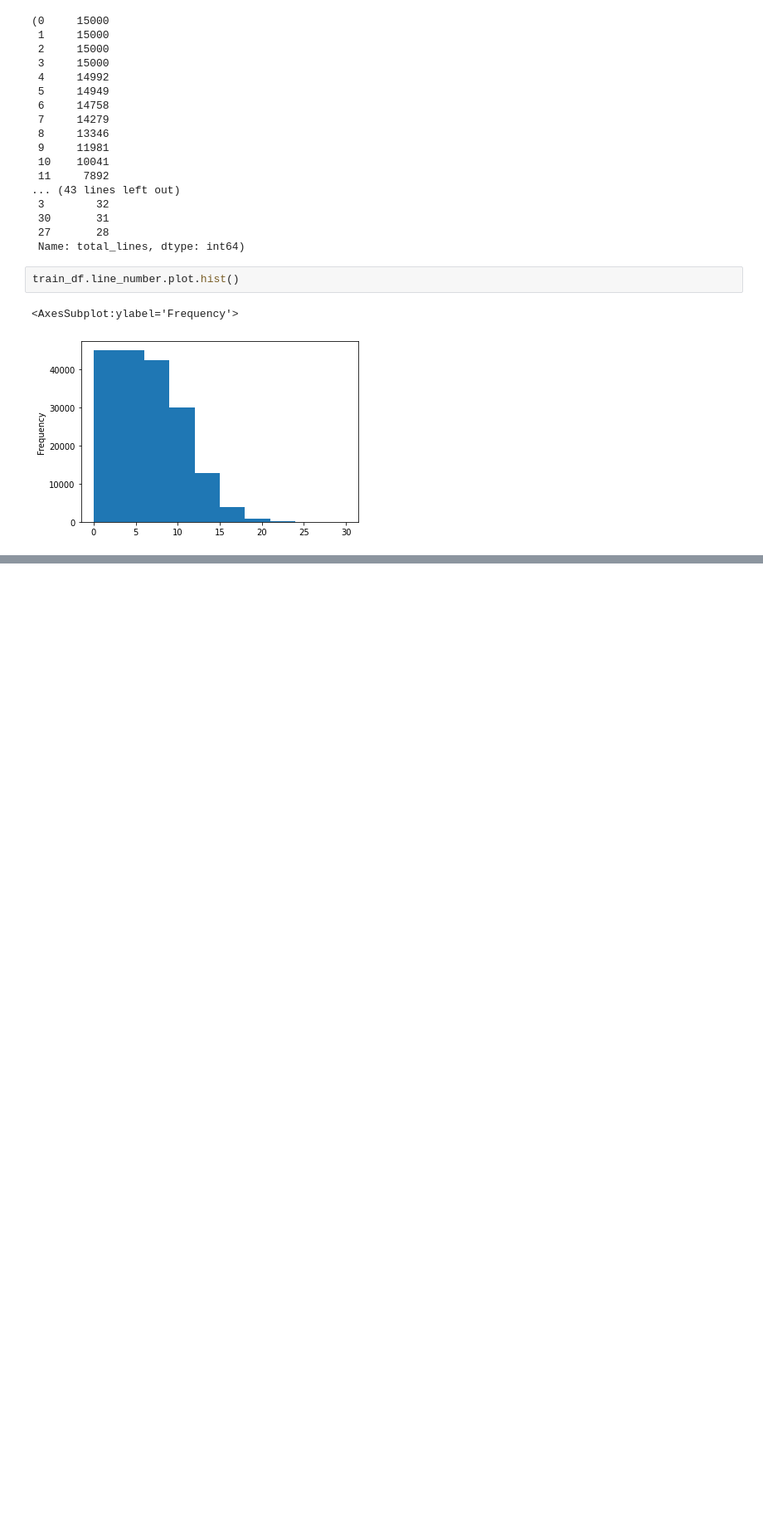
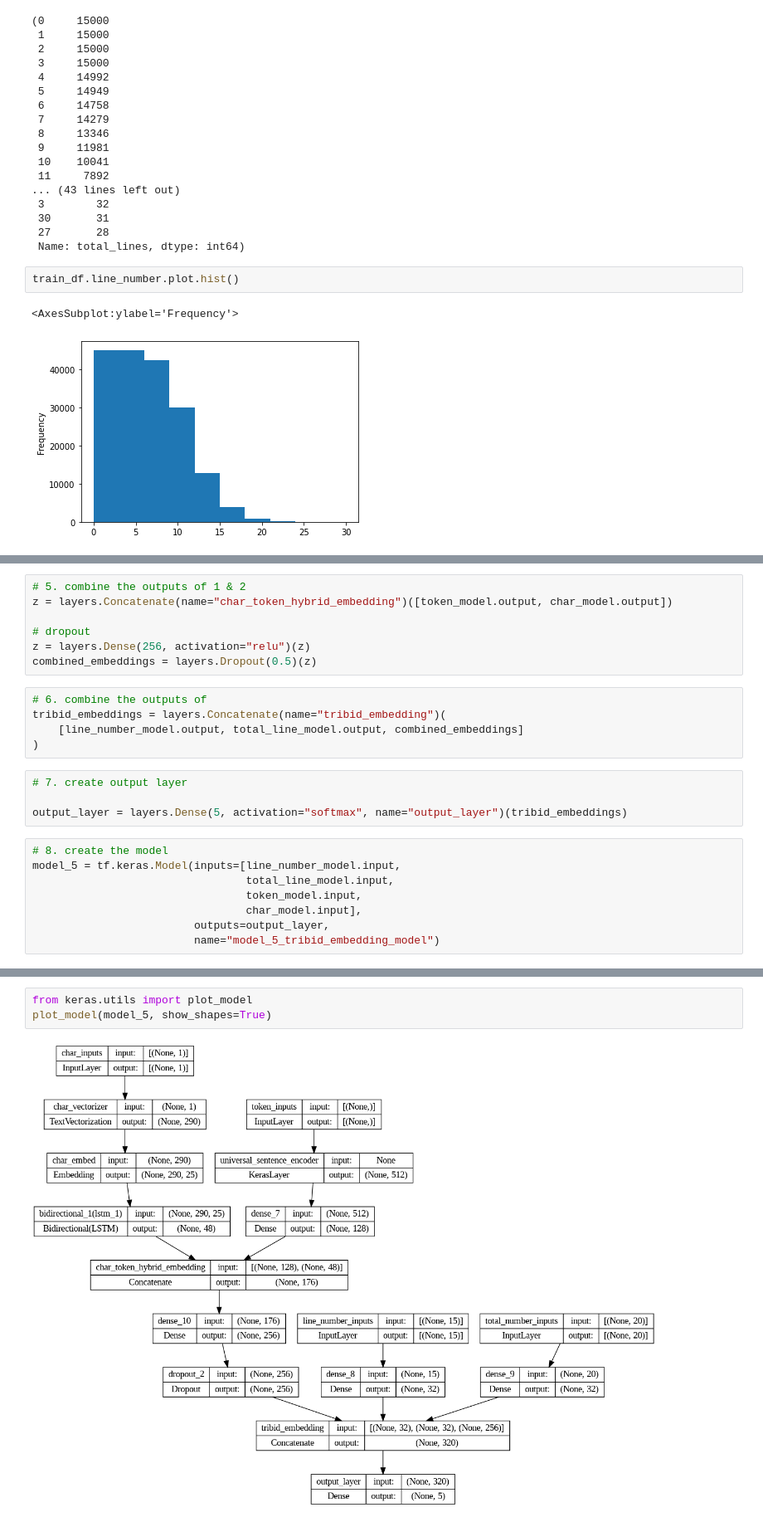
Before and after one commit to ucheokechukwu/ml_tensorflow_deeplearning, a Jupyter notebook: 09_skimlit_nlp_milestone_project2.ipynb, the cells around one changed output, grey strips where cells are left out. Shown at 83% size. Saved outputs shown, nothing was run; the diff lists cells and outputs as text; blank space fills up the shorter version.

```diff
--- a/09_skimlit_nlp_milestone_project2.ipynb
+++ b/09_skimlit_nlp_milestone_project2.ipynb
@@ -1263,0 +1317,24 @@ train_line_numbers_one_hot[:10], train_line_numbers_one_hot.shape
+# %%
+# 5. combine the outputs of 1 & 2
+z = layers.Concatenate(name="char_token_hybrid_embedding")([token_model.output, char_model.output])
+
+# dropout
+z = layers.Dense(256, activation="relu")(z)
+combined_embeddings = layers.Dropout(0.5)(z)
+# %%
+# 6. combine the outputs of
+tribid_embeddings = layers.Concatenate(name="tribid_embedding")(
+    [line_number_model.output, total_line_model.output, combined_embeddings]
+)
+# %%
+# 7. create output layer
+
+output_layer = layers.Dense(5, activation="softmax", name="output_layer")(tribid_embeddings)
+# %%
+# 8. create the model
+model_5 = tf.keras.Model(inputs=[line_number_model.input,
+                                 total_line_model.input,
+                                 token_model.input,
+                                 char_model.input],
+                         outputs=output_layer,
+                         name="model_5_tribid_embedding_model")
@@ -1263,0 +1362,5 @@ train_line_numbers_one_hot[:10], train_line_numbers_one_hot.shape
+# %%
+from keras.utils import plot_model
+plot_model(model_5, show_shapes=True)
+# %% [output]
+[figure, added]
```
Also changed, not shown: parts of 106 cells of this notebook.
